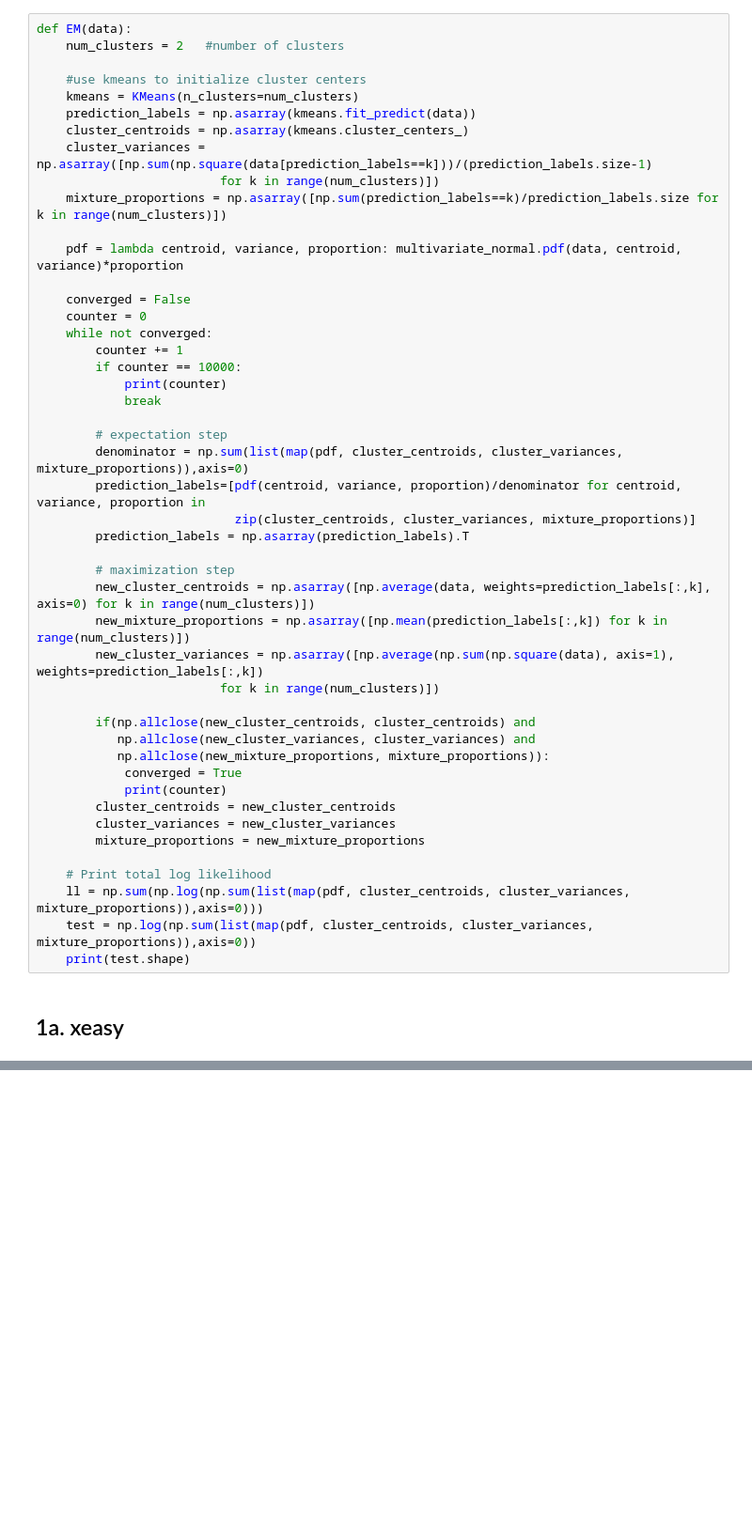
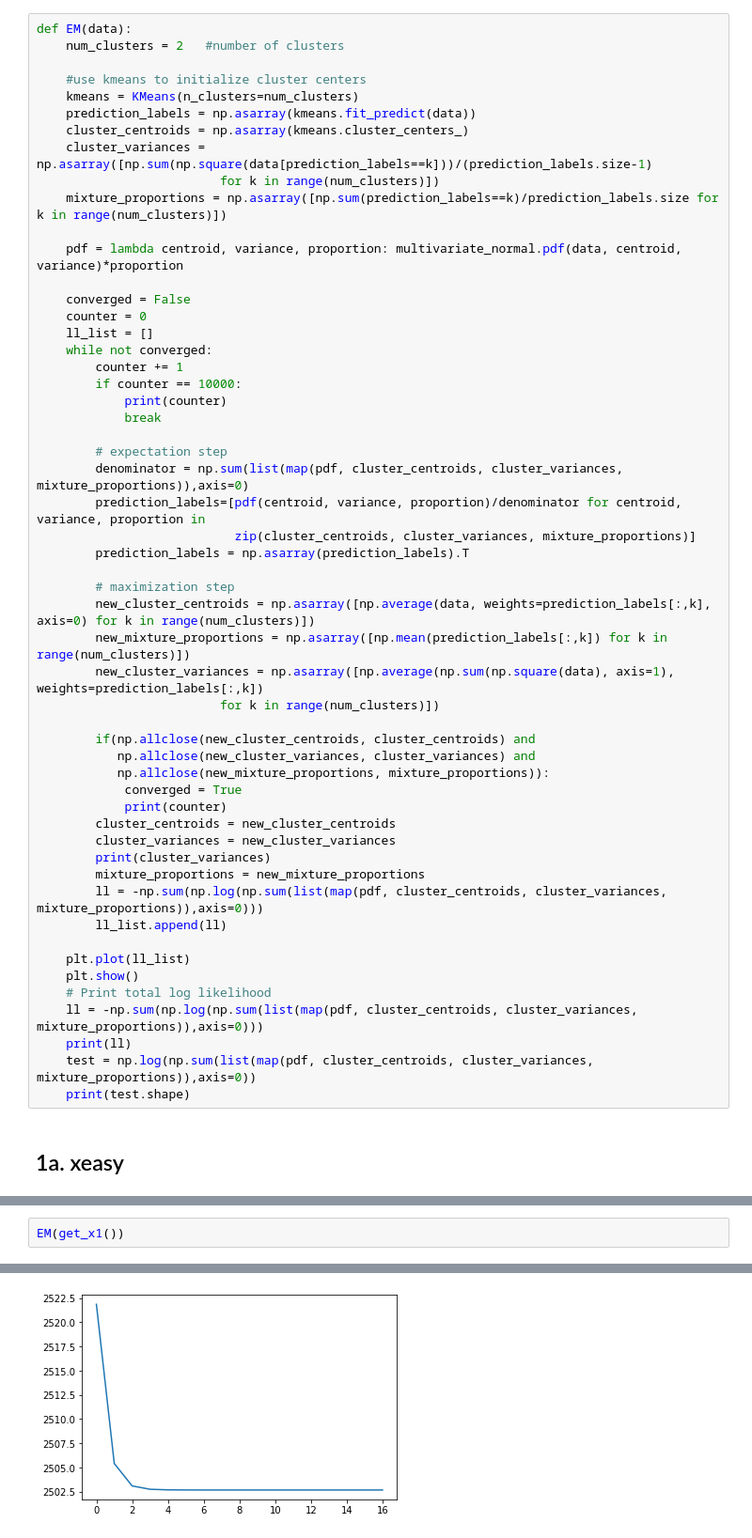
Before and after one commit to Kosaro/MachineLearningAssignments, a Jupyter notebook: EM.ipynb, the cells around one changed output, grey strips where cells are left out. Shown at 94% size. Drawn from its saved outputs; the diff is of its cells as text; blank space fills up the shorter version.

```diff
--- a/EM.ipynb
+++ b/EM.ipynb
@@ -48,6 +48,7 @@ def EM(data):
 
     converged = False
     counter = 0
+    ll_list = []
     while not converged:
         counter += 1
         if counter == 10000:
@@ -73,10 +74,16 @@ def EM(data):
             print(counter)
         cluster_centroids = new_cluster_centroids
         cluster_variances = new_cluster_variances
+        print(cluster_variances)
         mixture_proportions = new_mixture_proportions
+        ll = -np.sum(np.log(np.sum(list(map(pdf, cluster_centroids, cluster_variances, mixture_proportions)),axis=0)))
+        ll_list.append(ll)
 
+    plt.plot(ll_list)
+    plt.show()
     # Print total log likelihood
-    ll = np.sum(np.log(np.sum(list(map(pdf, cluster_centroids, cluster_variances, mixture_proportions)),axis=0)))
+    ll = -np.sum(np.log(np.sum(list(map(pdf, cluster_centroids, cluster_variances, mixture_proportions)),axis=0)))
+    print(ll)
     test = np.log(np.sum(list(map(pdf, cluster_centroids, cluster_variances, mixture_proportions)),axis=0))
     print(test.shape)
 # %% [markdown]
@@ -92,0 +112,3 @@ EM(get_xeasy())
+# %%
+EM(get_x1())
+# %% [output]
@@ -92,0 +135 @@ EM(get_xeasy())
+[figure, added]
```
Also changed, not shown: parts of 5 cells of this notebook.
